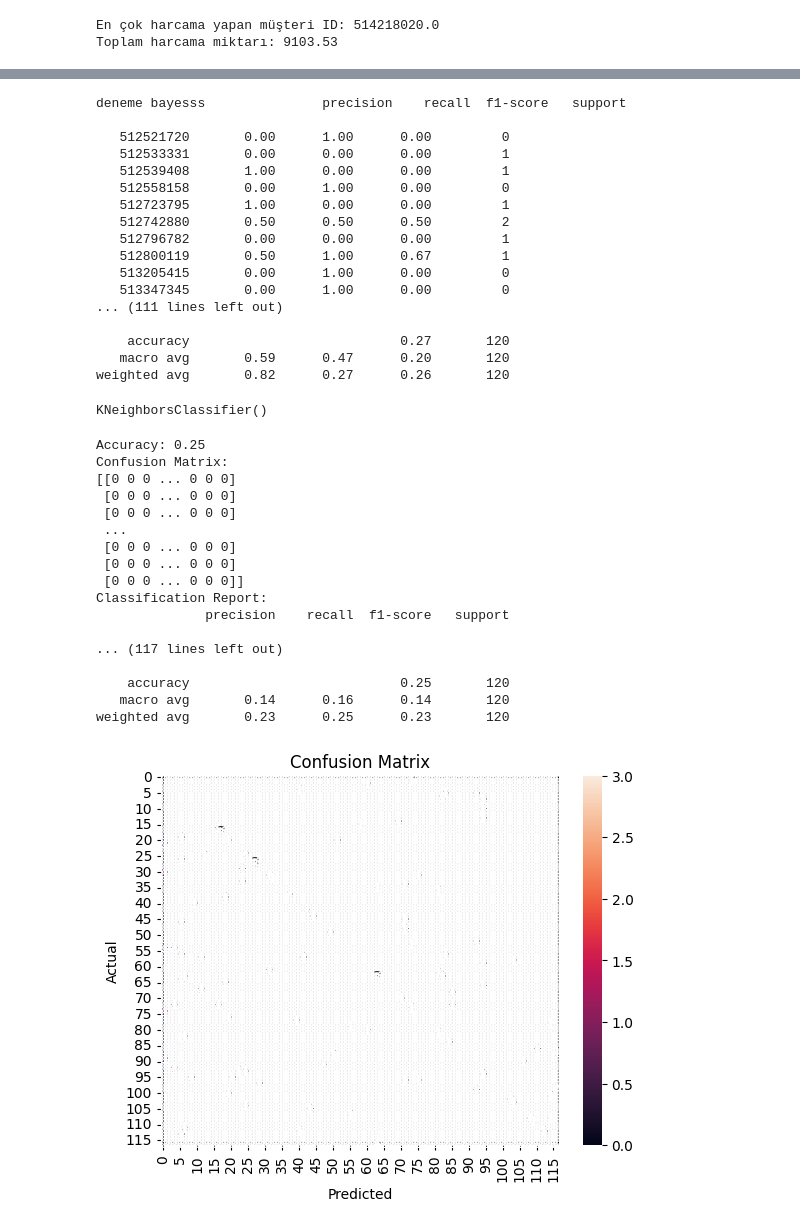
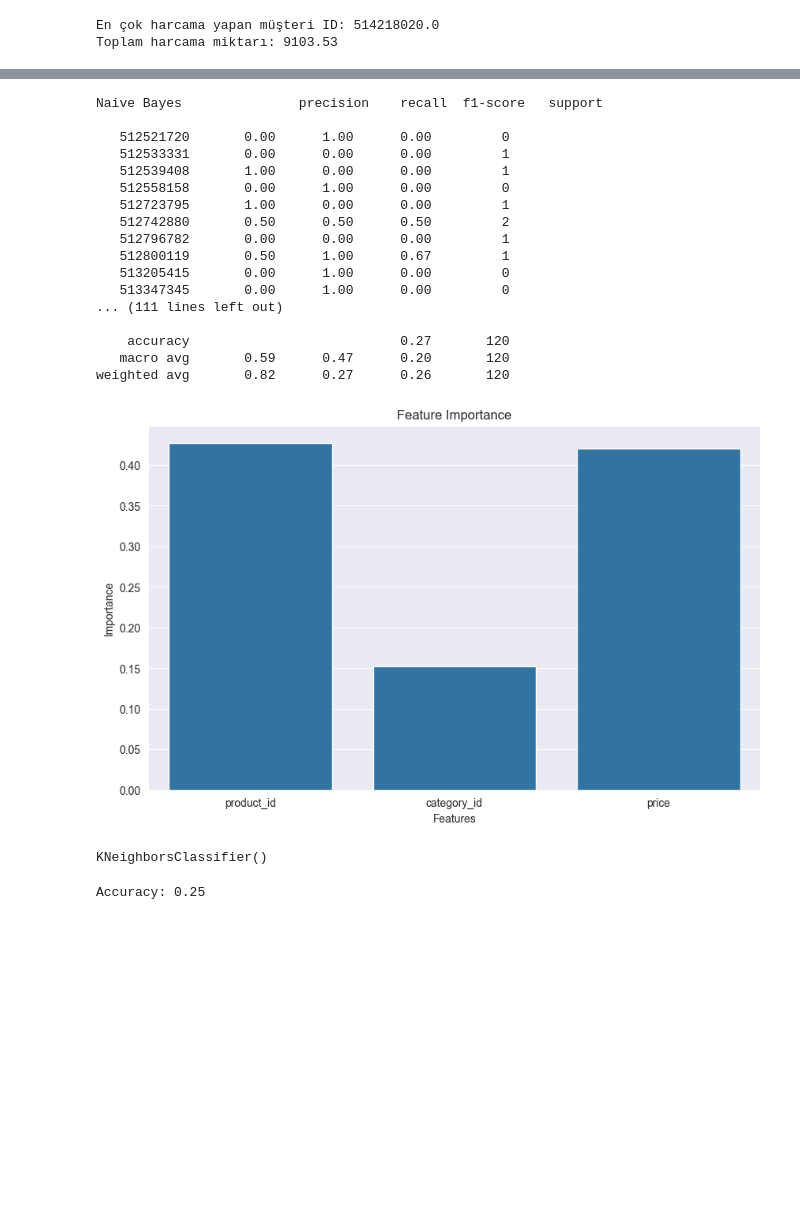
Before and after one commit to ibrhmspl/Team11_Customer_Segmentation, a Jupyter notebook: JupyterMain.ipynb, the cells around one changed output, grey strips where cells are left out. Saved outputs shown, nothing was run; the diff lists cells and outputs as text; code cells hidden in the pictures; blank space fills up the shorter version.

```diff
--- a/JupyterMain.ipynb
+++ b/JupyterMain.ipynb
@@ -206,28 +217,38 @@ weighted avg       0.83      0.39      0.37       120
 # %%
 # Bayes
 nb_classifier = GaussianNB()
 nb_classifier.fit(X_train, y_train)
 
 y_pred = nb_classifier.predict(X_test)
-print("deneme bayesss",classification_report(y_test, y_pred, zero_division=1))
+print("Naive Bayes",classification_report(y_test, y_pred, zero_division=1))
+
+feature_importances = rf_classifier.feature_importances_
+features = ['product_id', 'category_id', 'price']
+plt.figure(figsize=(10, 6))
+sns.barplot(x=features, y=feature_importances)
+plt.title('Feature Importance')
+plt.xlabel('Features')
+plt.ylabel('Importance')
+plt.show()
 # %% [output]
-deneme bayesss               precision    recall  f1-score   support
+Naive Bayes               precision    recall  f1-score   support
 
    512521720       0.00      1.00      0.00         0
    512533331       0.00      0.00      0.00         1
    512539408       1.00      0.00      0.00         1
    512558158       0.00      1.00      0.00         0
    512723795       1.00      0.00      0.00         1
    512742880       0.50      0.50      0.50         2
    512796782       0.00      0.00      0.00         1
    512800119       0.50      1.00      0.67         1
    513205415       0.00      1.00      0.00         0
    513347345       0.00      1.00      0.00         0
 ... (111 lines left out)
 
     accuracy                           0.27       120
    macro avg       0.59      0.47      0.20       120
 weighted avg       0.82      0.27      0.26       120
+[figure, added]
 # %%
 from sklearn.neighbors import KNeighborsClassifier
 
@@ -246,42 +267,8 @@ y_pred = knn.predict(X_test)
 # Calculate accuracy
 accuracy = accuracy_score(y_test, y_pred)
 print(f'Accuracy: {accuracy}')
-
-# Confusion matrix
-conf_matrix = confusion_matrix(y_test, y_pred)
-print('Confusion Matrix:')
-print(conf_matrix)
-
-# Classification report
-class_report = classification_report(y_test, y_pred)
-print('Classification Report:')
-print(class_report)
-
-# Plot confusion matrix
-sns.heatmap(conf_matrix, annot=True, fmt='d')
-plt.title('Confusion Matrix')
-plt.xlabel('Predicted')
-plt.ylabel('Actual')
-plt.show()
 # %% [output]
 Accuracy: 0.25
-Confusion Matrix:
-[[0 0 0 ... 0 0 0]
- [0 0 0 ... 0 0 0]
- [0 0 0 ... 0 0 0]
- ...
- [0 0 0 ... 0 0 0]
- [0 0 0 ... 0 0 0]
- [0 0 0 ... 0 0 0]]
-Classification Report:
-              precision    recall  f1-score   support
-
-... (117 lines left out)
-
-    accuracy                           0.25       120
-   macro avg       0.14      0.16      0.14       120
-weighted avg       0.23      0.25      0.23       120
-[figure, removed]
 # %%
 from sklearn.model_selection import cross_val_score
 
```
Also changed, not shown: parts of 8 cells of this notebook.
